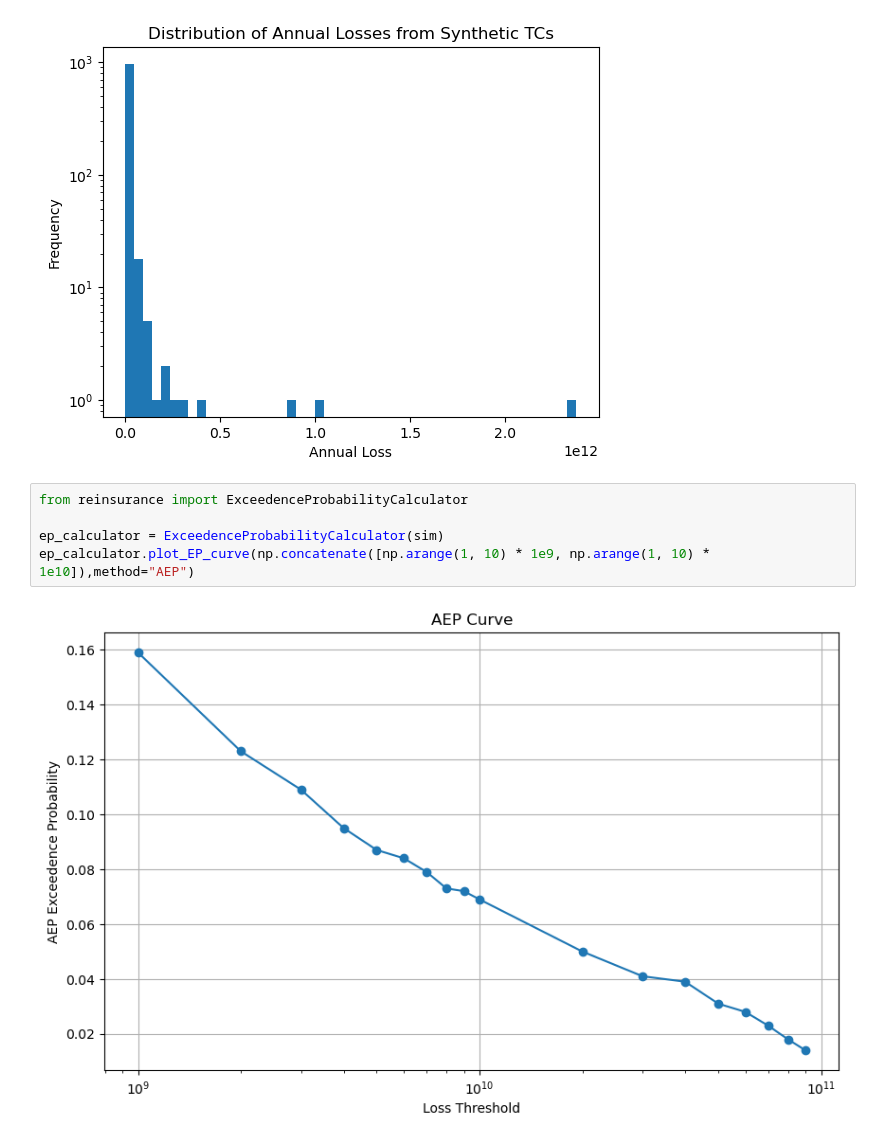
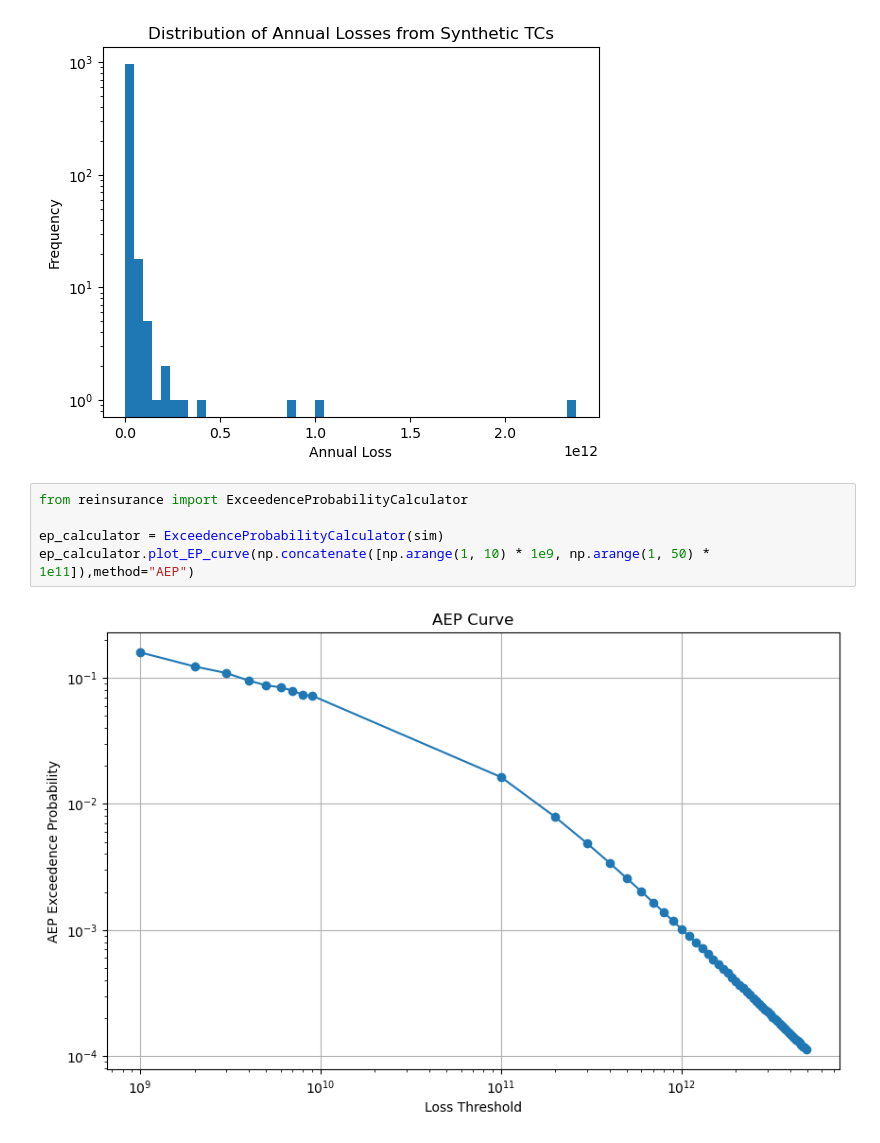
Before and after one commit to christianwirths/NatCat, a Jupyter notebook: notebooks/nb6_financials.ipynb, the cells around one changed output. Drawn from its saved outputs; the diff is of its cells as text.

```diff
--- a/notebooks/nb6_financials.ipynb
+++ b/notebooks/nb6_financials.ipynb
@@ -112,7 +112,7 @@ plt.show()
 # %%
 from reinsurance import ExceedenceProbabilityCalculator
 
 ep_calculator = ExceedenceProbabilityCalculator(sim)
-ep_calculator.plot_EP_curve(np.concatenate([np.arange(1, 10) * 1e9, np.arange(1, 10) * 1e10]),method="AEP")
+ep_calculator.plot_EP_curve(np.concatenate([np.arange(1, 10) * 1e9, np.arange(1, 50) * 1e11]),method="AEP")
 # %% [output]
-[figure, old version]
+[figure, new version]
```
Also changed, not shown: 1 other file.
